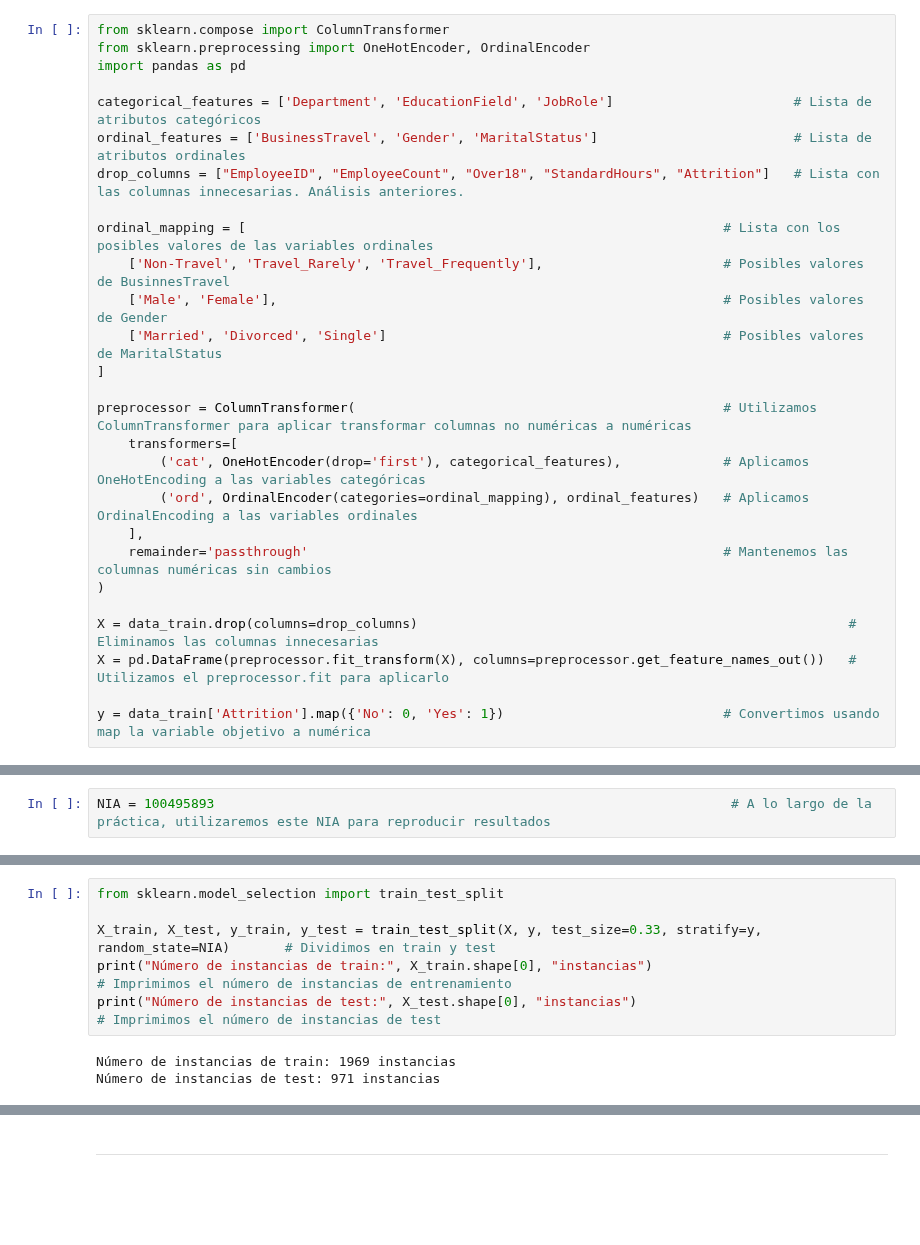
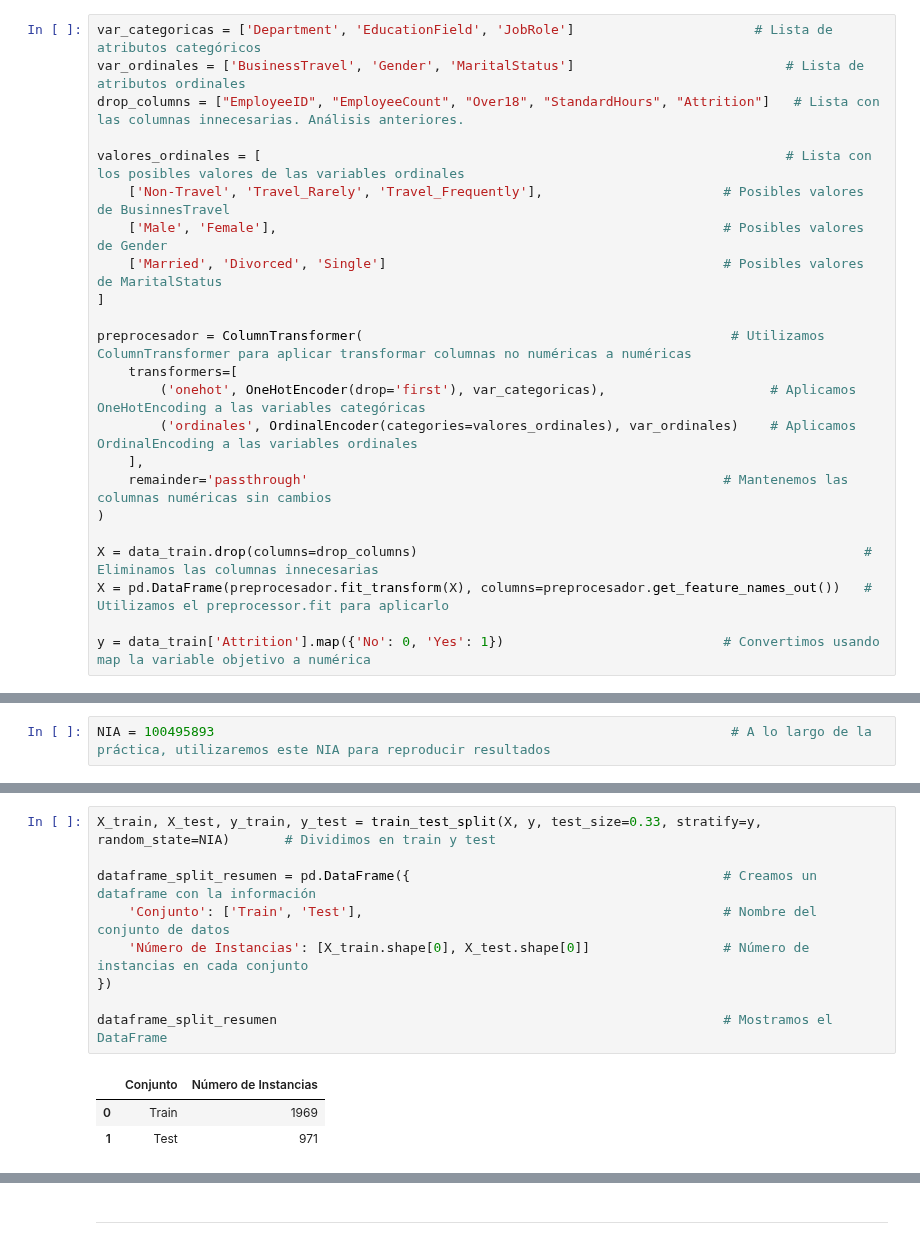
Before and after one commit to kevinMGII/Grupo7-Practica1, a Jupyter notebook: Grupo7_Practica1.ipynb, the cells around one changed output, grey strips where cells are left out. Drawn from its saved outputs; the diff is of its cells as text; blank space fills up the shorter version.

```diff
--- a/Grupo7_Practica1.ipynb
+++ b/Grupo7_Practica1.ipynb
@@ -245,28 +254,24 @@ Similarmente, debemos transformar la columna *Attrition* de los datos de test. A
 # %%
-from sklearn.compose import ColumnTransformer
-from sklearn.preprocessing import OneHotEncoder, OrdinalEncoder
-import pandas as pd
-
-categorical_features = ['Department', 'EducationField', 'JobRole']                       # Lista de atributos categóricos
-ordinal_features = ['BusinessTravel', 'Gender', 'MaritalStatus']                         # Lista de atributos ordinales
+var_categoricas = ['Department', 'EducationField', 'JobRole']                       # Lista de atributos categóricos
+var_ordinales = ['BusinessTravel', 'Gender', 'MaritalStatus']                           # Lista de atributos ordinales
 drop_columns = ["EmployeeID", "EmployeeCount", "Over18", "StandardHours", "Attrition"]   # Lista con las columnas innecesarias. Análisis anteriores.
 
-ordinal_mapping = [                                                             # Lista con los posibles valores de las variables ordinales
+valores_ordinales = [                                                                   # Lista con los posibles valores de las variables ordinales
     ['Non-Travel', 'Travel_Rarely', 'Travel_Frequently'],                       # Posibles valores de BusinnesTravel
     ['Male', 'Female'],                                                         # Posibles valores de Gender
     ['Married', 'Divorced', 'Single']                                           # Posibles valores de MaritalStatus
 ]
 
-preprocessor = ColumnTransformer(                                               # Utilizamos ColumnTransformer para aplicar transformar columnas no numéricas a numéricas
+preprocesador = ColumnTransformer(                                               # Utilizamos ColumnTransformer para aplicar transformar columnas no numéricas a numéricas
     transformers=[
-        ('cat', OneHotEncoder(drop='first'), categorical_features),             # Aplicamos OneHotEncoding a las variables categóricas
-        ('ord', OrdinalEncoder(categories=ordinal_mapping), ordinal_features)   # Aplicamos OrdinalEncoding a las variables ordinales
+        ('onehot', OneHotEncoder(drop='first'), var_categoricas),                     # Aplicamos OneHotEncoding a las variables categóricas
+        ('ordinales', OrdinalEncoder(categories=valores_ordinales), var_ordinales)    # Aplicamos OrdinalEncoding a las variables ordinales
     ],
     remainder='passthrough'                                                     # Mantenemos las columnas numéricas sin cambios
 )
 
-X = data_train.drop(columns=drop_columns)                                                       # Eliminamos las columnas innecesarias
-X = pd.DataFrame(preprocessor.fit_transform(X), columns=preprocessor.get_feature_names_out())   # Utilizamos el preprocessor.fit para aplicarlo
+X = data_train.drop(columns=drop_columns)                                                         # Eliminamos las columnas innecesarias
+X = pd.DataFrame(preprocesador.fit_transform(X), columns=preprocesador.get_feature_names_out())   # Utilizamos el preprocessor.fit para aplicarlo
 
 y = data_train['Attrition'].map({'No': 0, 'Yes': 1})                            # Convertimos usando map la variable objetivo a numérica
 # %% [markdown]
@@ -278,12 +287,16 @@ Además, al tratarse de un problema desbalanceado, es importante estratificar lo
-# %%
-from sklearn.model_selection import train_test_split
-
-X_train, X_test, y_train, y_test = train_test_split(X, y, test_size=0.33, stratify=y, random_state=NIA)       # Dividimos en train y test
-print("Número de instancias de train:", X_train.shape[0], "instancias")                                       # Imprimimos el número de instancias de entrenamiento
-print("Número de instancias de test:", X_test.shape[0], "instancias")                                         # Imprimimos el número de instancias de test
-# %% [output]
-Número de instancias de train: 1969 instancias
-Número de instancias de test: 971 instancias
+# %%
+X_train, X_test, y_train, y_test = train_test_split(X, y, test_size=0.33, stratify=y, random_state=NIA)       # Dividimos en train y test
+
+dataframe_split_resumen = pd.DataFrame({                                        # Creamos un dataframe con la información
+    'Conjunto': ['Train', 'Test'],                                              # Nombre del conjunto de datos
+    'Número de Instancias': [X_train.shape[0], X_test.shape[0]]                 # Número de instancias en cada conjunto
+})
+
+dataframe_split_resumen                                                         # Mostramos el DataFrame
+# %% [output]
+|  | Conjunto | Número de Instancias |
+| 0 | Train | 1969 |
+| 1 | Test | 971 |
 # %% [markdown]
 **3.2. Evaluación Inner: Optimización de Hiperparámetros y Comparación de Modelos**
 
```
Also changed, not shown: parts of 27 cells of this notebook.
